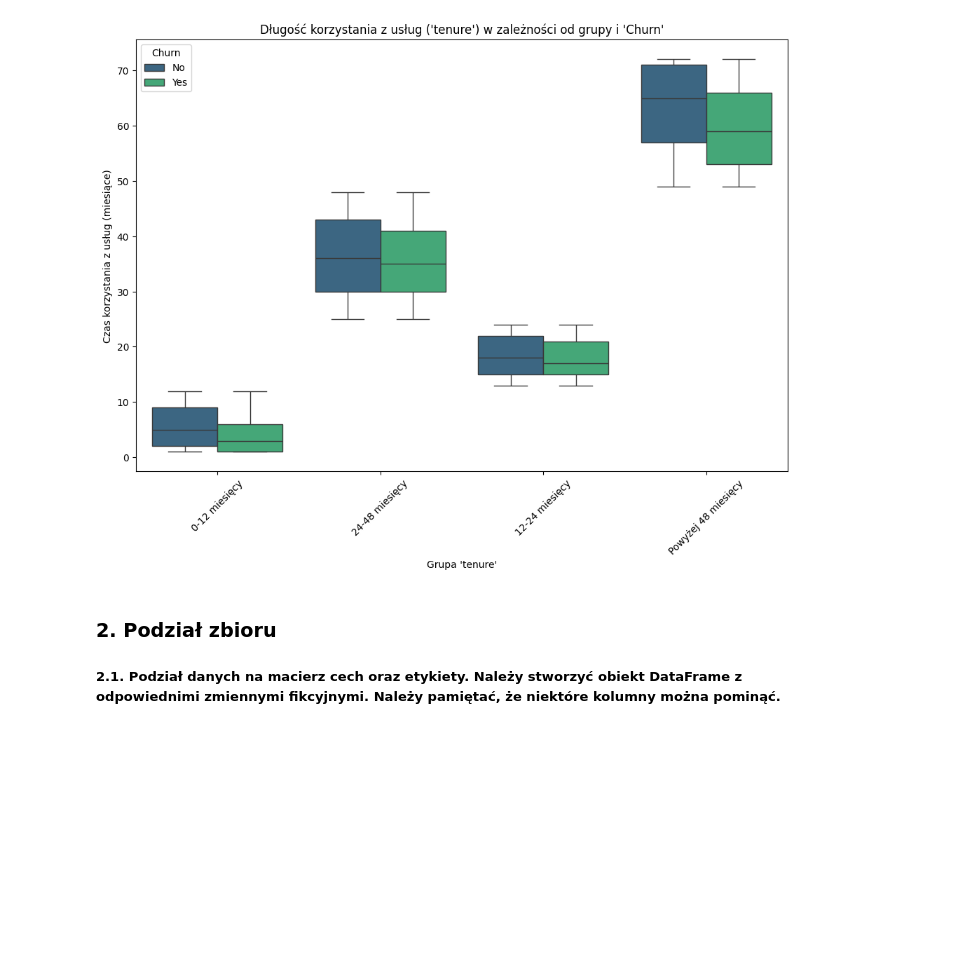
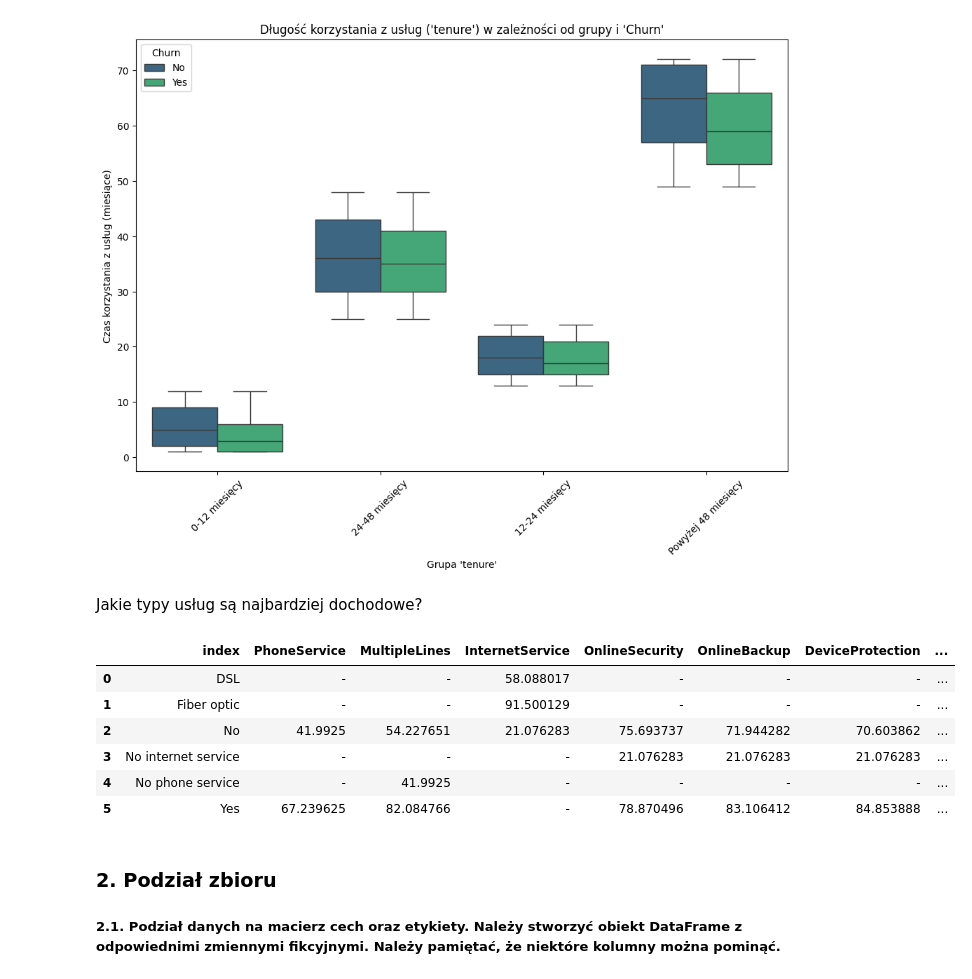
Before and after one commit to maddie84/Lab_Maszynowej_Analizy_Danych, a Jupyter notebook: Lab6/Jazwinska_Magda_LMAD_PSI_L6_PROJEKT1.ipynb, the cells around one changed output. Cells and saved outputs as stored; diff of their text form; code cells hidden in the pictures; blank space fills up the shorter version.

```diff
--- a/Lab6/Jazwinska_Magda_LMAD_PSI_L6_PROJEKT1.ipynb
+++ b/Lab6/Jazwinska_Magda_LMAD_PSI_L6_PROJEKT1.ipynb
@@ -279,6 +306,34 @@ plt.xticks(rotation=45)
 plt.show()
 # %% [output]
 [figure]
+# %% [markdown]
+Jakie typy usług są najbardziej dochodowe?
+# %%
+services = [
+    'PhoneService', 'MultipleLines', 'InternetService', 'OnlineSecurity',
+    'OnlineBackup', 'DeviceProtection', 'TechSupport',
+    'StreamingTV', 'StreamingMovies'
+]
+
+revenue_analysis = {}
+
+for column in services:
+    revenue_analysis[column] = df.groupby(column)['MonthlyCharges'].mean()
+
+revenue_df = pd.DataFrame(revenue_analysis)
+
+revenue_df.reset_index(inplace=True)
+revenue_df.fillna('-', inplace=True)
+
+revenue_df
+# %% [output]
+|  | index | PhoneService | MultipleLines | InternetService | OnlineSecurity | OnlineBackup | DeviceProtection | ... |
+| 0 | DSL | - | - | 58.088017 | - | - | - | ... |
+| 1 | Fiber optic | - | - | 91.500129 | - | - | - | ... |
+| 2 | No | 41.9925 | 54.227651 | 21.076283 | 75.693737 | 71.944282 | 70.603862 | ... |
+| 3 | No internet service | - | - | - | 21.076283 | 21.076283 | 21.076283 | ... |
+| 4 | No phone service | - | 41.9925 | - | - | - | - | ... |
+| 5 | Yes | 67.239625 | 82.084766 | - | 78.870496 | 83.106412 | 84.853888 | ... |
 # %% [markdown]
 ### 2. Podział zbioru
 ##### 2.1. Podział danych na macierz cech oraz etykiety. Należy stworzyć obiekt DataFrame z odpowiednimi zmiennymi fikcyjnymi. Należy pamiętać, że niektóre kolumny można pominąć.
```
Also changed, not shown: parts of 15 cells of this notebook.
